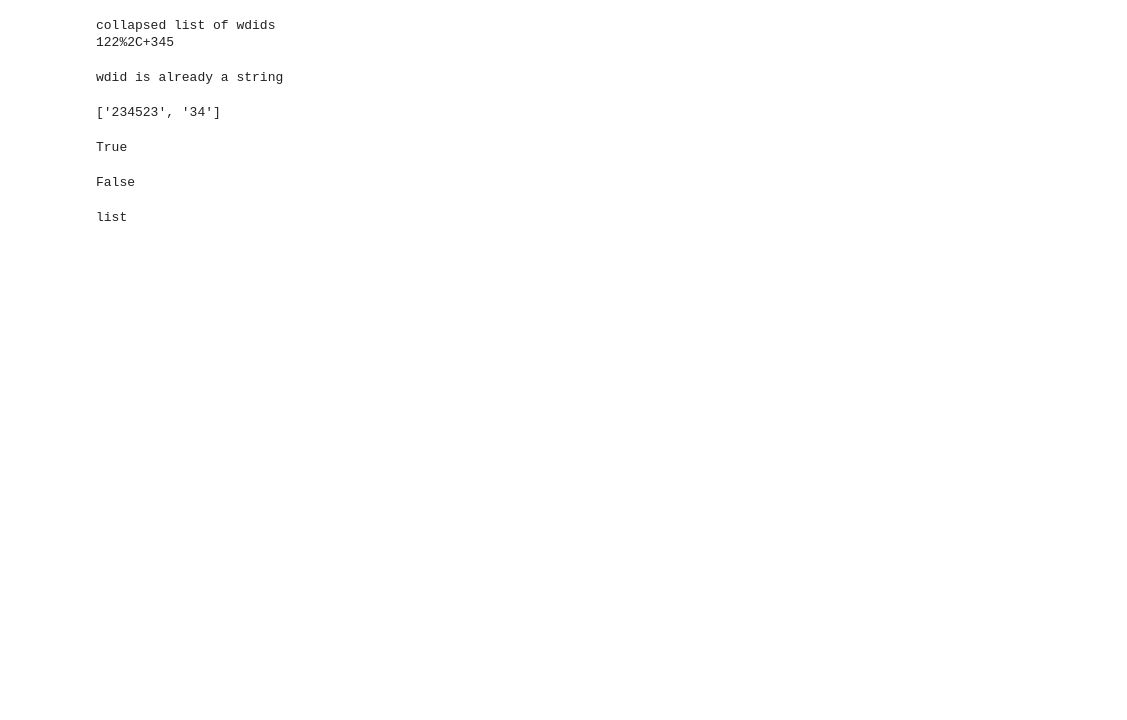
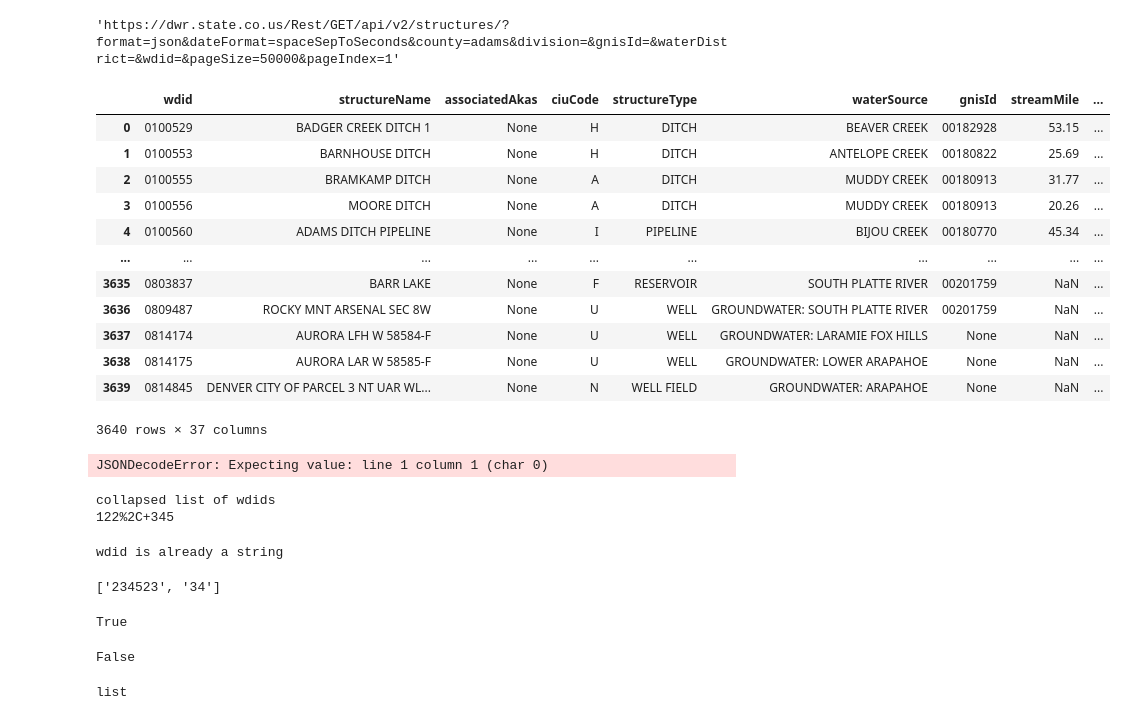
Before and after one commit to anguswg-ucsb/cdsspy, a Jupyter notebook: py/get_structures.ipynb, the cells around one changed output. Drawn from its saved outputs; the diff is of its cells as text; code cells hidden in the pictures; blank space fills up the shorter version.

```diff
--- a/py/get_structures.ipynb
+++ b/py/get_structures.ipynb
@@ -7,3 +195,52 @@ import dfply
+# %%
+url
+# %% [output]
+'https://dwr.state.co.us/Rest/GET/api/v2/structures/?format=json&dateFormat=spaceSepToSeconds&county=adams&division=&gnisId=&waterDistrict=&wdid=&pageSize=50000&pageIndex=1'
+# %%
+
+# If an API key is provided, add it to query URL
+if api_key is not None:
+    # Construct query URL w/ API key
+    url = url + "&apiKey=" + str(api_key)
+
+# make API call
+cdss_req = requests.get(url)
+
+# extract dataframe from list column
+cdss_df  = cdss_req.json()
+cdss_df  = pd.DataFrame(cdss_df)
+cdss_df  = cdss_df["ResultList"].apply(pd.Series)
+
+# bind data from this page
+data_df = pd.concat([data_df, cdss_df])
+
+# Check if more pages to get to continue/stop while loop
+if(len(cdss_df.index) < page_size):
+    more_pages = False
+else:
+    page_index += 1
+
+# return data_df
+# %%
+cdss_df
+# %% [output]
+|  | wdid | structureName | associatedAkas | ciuCode | structureType | waterSource | gnisId | streamMile | ... |
+| 0 | 0100529 | BADGER CREEK DITCH 1 | None | H | DITCH | BEAVER CREEK | 00182928 | 53.15 | ... |
+| 1 | 0100553 | BARNHOUSE DITCH | None | H | DITCH | ANTELOPE CREEK | 00180822 | 25.69 | ... |
+| 2 | 0100555 | BRAMKAMP DITCH | None | A | DITCH | MUDDY CREEK | 00180913 | 31.77 | ... |
+| 3 | 0100556 | MOORE DITCH | None | A | DITCH | MUDDY CREEK | 00180913 | 20.26 | ... |
+| 4 | 0100560 | ADAMS DITCH PIPELINE | None | I | PIPELINE | BIJOU CREEK | 00180770 | 45.34 | ... |
+| ... | ... | ... | ... | ... | ... | ... | ... | ... | ... |
+| 3635 | 0803837 | BARR LAKE | None | F | RESERVOIR | SOUTH PLATTE RIVER | 00201759 | NaN | ... |
+| 3636 | 0809487 | ROCKY MNT ARSENAL SEC 8W | None | U | WELL | GROUNDWATER: SOUTH PLATTE RIVER | 00201759 | NaN | ... |
+| 3637 | 0814174 | AURORA LFH W 58584-F | None | U | WELL | GROUNDWATER: LARAMIE FOX HILLS | None | NaN | ... |
+| 3638 | 0814175 | AURORA LAR W 58585-F | None | U | WELL | GROUNDWATER: LOWER ARAPAHOE | None | NaN | ... |
+| 3639 | 0814845 | DENVER CITY OF PARCEL 3 NT UAR WL... | None | N | WELL FIELD | GROUNDWATER: ARAPAHOE | None | NaN | ... |
+3640 rows × 37 columns
+# %%
+struct = get_structures(county = "adams")
+# %% [output]
+JSONDecodeError: Expecting value: line 1 column 1 (char 0)
 # %%
 url = "https://dwr.state.co.us/Rest/GET/api/v2/referencetables/waterdistrict/?format=json"
 # %%
```
Also changed, not shown: parts of 7 cells of this notebook, 1 other file.
